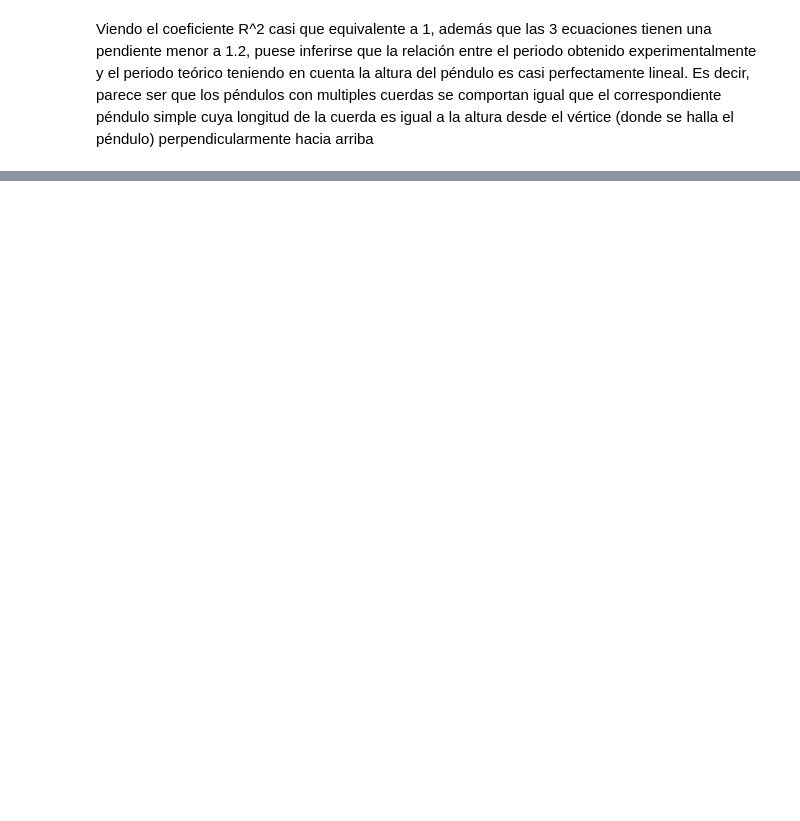
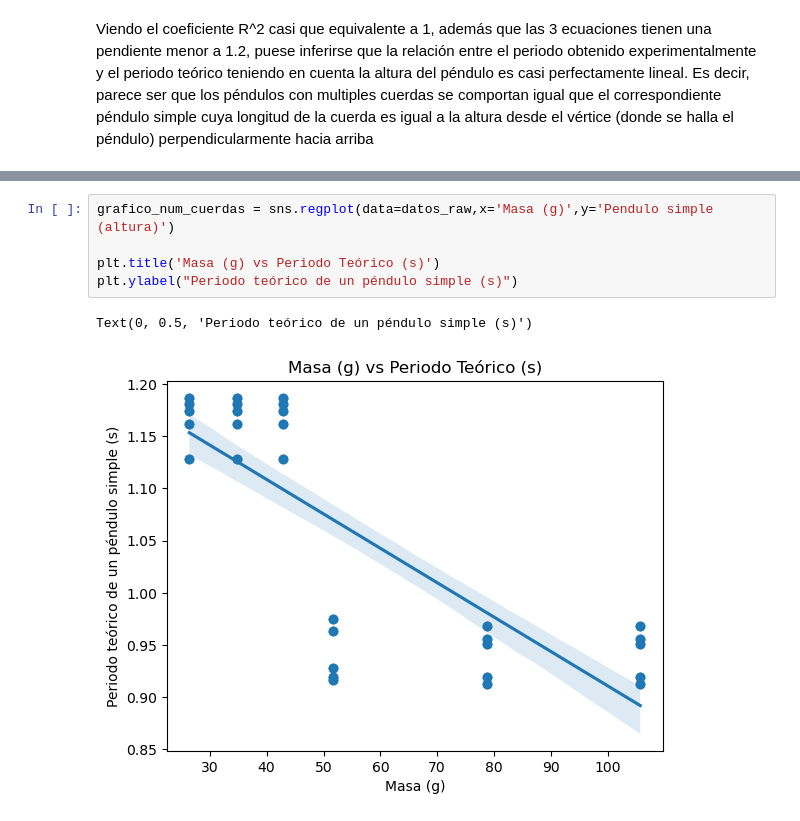
Before and after one commit to dnewbie25/pendulo-multiple, a Jupyter notebook: analisis.ipynb, the cells around one changed output, grey strips where cells are left out. Cells and saved outputs as stored; diff of their text form; blank space fills up the shorter version.

```diff
--- a/analisis.ipynb
+++ b/analisis.ipynb
@@ -104,0 +167,8 @@ Viendo el coeficiente R^2 casi que equivalente a 1, además que las 3 ecuaciones
+# %%
+grafico_num_cuerdas = sns.regplot(data=datos_raw,x='Masa (g)',y='Pendulo simple (altura)')
+
+plt.title('Masa (g) vs Periodo Teórico (s)')
+plt.ylabel("Periodo teórico de un péndulo simple (s)")
+# %% [output]
+Text(0, 0.5, 'Periodo teórico de un péndulo simple (s)')
+[figure, added]
```
Also changed, not shown: parts of 16 cells of this notebook.
